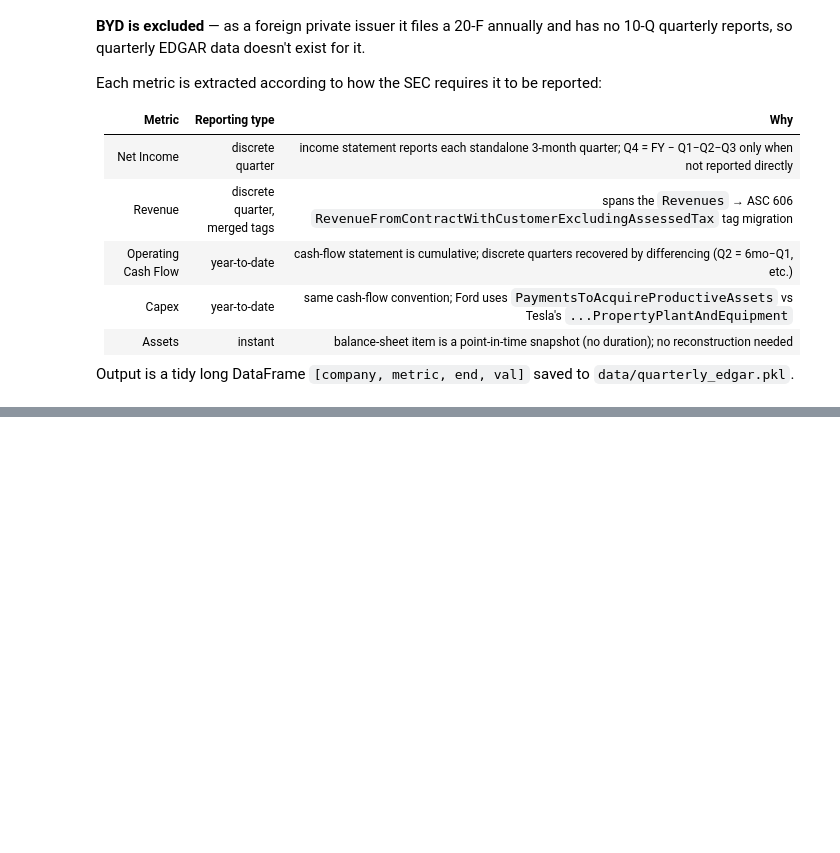
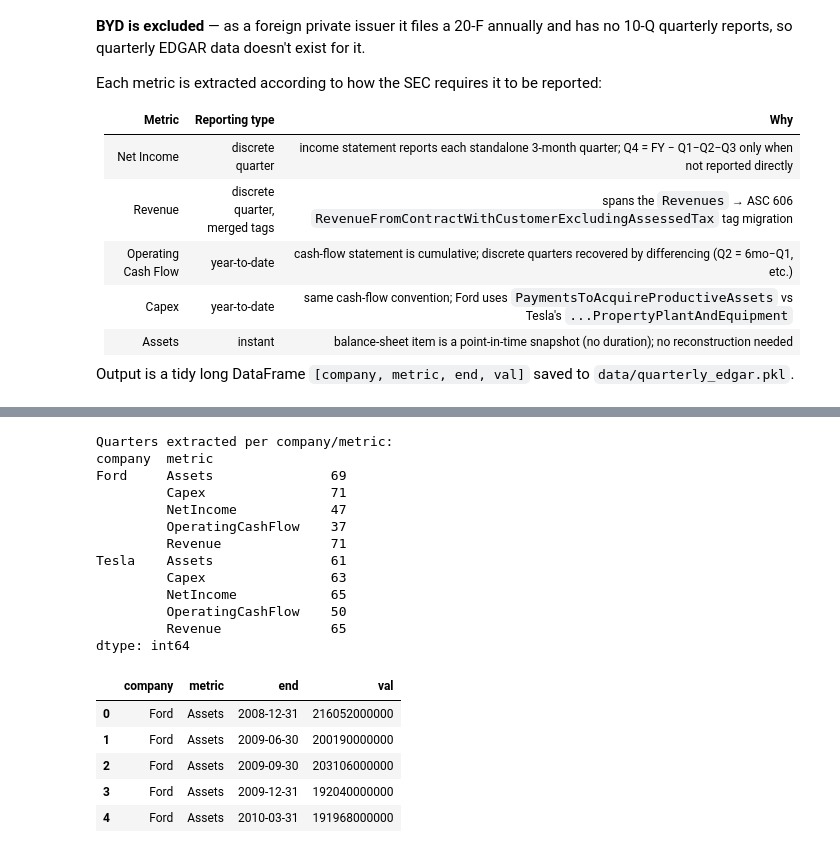
Before and after one commit to K-eet/Portfolio_Projects, a Jupyter notebook: Financial Analysis/notebooks/01_data_collection.ipynb, the cells around one changed output, grey strips where cells are left out. Drawn from its saved outputs; the diff is of its cells as text; code cells hidden in the pictures; blank space fills up the shorter version.

```diff
--- a/Financial Analysis/notebooks/01_data_collection.ipynb
+++ b/Financial Analysis/notebooks/01_data_collection.ipynb
@@ -194,41 +215,79 @@ Output is a tidy long DataFrame `[company, metric, end, val]` saved to
 # %%
 import edgar_utils as eu  # uses sys.path.append('..') from the metrics cell above
 
-# CIKs for the two domestic filers (BYD excluded — foreign private issuer)
+# CIKs for the two domestic filers. BYD is excluded by design: as a foreign private
+# issuer it files a 20-F annually and never files 10-Qs, so no quarterly XBRL exists.
 ciks = {"Tesla": "1318605", "Ford": "37996"}
 
 
+# Design decision: a "quarter" is NOT reported uniformly across the three financial
+# statements, so each metric is dispatched to the extractor that matches its reporting
+# shape rather than forced through one generic parser. The (method, concept) pair makes
+# that decision explicit and auditable:
+#   full    -> income-statement flow: discrete 3-month quarters; Q4 reconstructed from
+#              the 10-K (FY - Q1 - Q2 - Q3) only in years it isn't reported directly
+#   merged  -> same shape, but stitched across a tag migration (the ASC 606 revenue rename)
+#   ytd     -> cash-flow flow: reported cumulatively year-to-date, differenced into quarters
+#   instant -> balance-sheet stock: a point-in-time snapshot, nothing to reconstruct
 def extract_quarterly(name, facts):
-    """Extract all five quarterly metrics for one company into tidy rows."""
+    """Extract all five quarterly metrics for one company into tidy long rows."""
+    # Tesla and Ford book the same economic outflow (capex) under different XBRL tags,
+    # so the concept is selected per company rather than hard-coded for both.
     capex_tag = ("PaymentsToAcquirePropertyPlantAndEquipment" if name == "Tesla"
                  else "PaymentsToAcquireProductiveAssets")
     specs = {
         "NetIncome":         ("full",    "NetIncomeLoss"),
         "Revenue":           ("merged",  ["Revenues",
                                           "RevenueFromContractWithCustomerExcludingAssessedTax"]),
         "OperatingCashFlow": ("ytd",     "NetCashProvidedByUsedInOperatingActivities"),
         "Capex":             ("ytd",     capex_tag),
         "Assets":            ("instant", "Assets"),
     }
     frames = []
     for metric, (method, concept) in specs.items():
         if method == "full":
             q, _ = eu.get_full_metric_history(facts, concept)
         elif method == "merged":
             q, _ = eu.get_merged_metric_history(facts, concept)
         elif method == "ytd":
             q, _ = eu.get_ytd_flow_history(facts, concept)
         elif method == "instant":
             q = eu.get_instant_metric_history(facts, concept)
+        # Annual series (the discarded `_`) is intentionally not saved here — it is
+        # re-derived in the validation cell below to reconcile against these quarters.
         frames.append(q.assign(company=name, metric=metric)[["company", "metric", "end", "val"]])
     return pd.concat(frames, ignore_index=True)
 
 
-parts = [extract_quarterly(name, eu.get_company_facts(cik)) for name, cik in ciks.items()]
+# Pull each company's full fact set once and keep it, so the validation cell can
+# reconcile against reported annuals without re-downloading the (large) companyfacts JSON.
+facts_by_company = {name: eu.get_company_facts(cik) for name, cik in ciks.items()}
+
+parts = [extract_quarterly(name, facts) for name, facts in facts_by_company.items()]
 quarterly_edgar = (pd.concat(parts, ignore_index=True)
                    .sort_values(["company", "metric", "end"])
                    .reset_index(drop=True))
 
 print("Quarters extracted per company/metric:")
 print(quarterly_edgar.groupby(["company", "metric"]).size())
 quarterly_edgar.head()
+# %% [output]
+Quarters extracted per company/metric:
+company  metric
+Ford     Assets               69
+         Capex                71
+         NetIncome            47
+         OperatingCashFlow    37
+         Revenue              71
+Tesla    Assets               61
+         Capex                63
+         NetIncome            65
+         OperatingCashFlow    50
+         Revenue              65
+dtype: int64
+|  | company | metric | end | val |
+| 0 | Ford | Assets | 2008-12-31 | 216052000000 |
+| 1 | Ford | Assets | 2009-06-30 | 200190000000 |
+| 2 | Ford | Assets | 2009-09-30 | 203106000000 |
+| 3 | Ford | Assets | 2009-12-31 | 192040000000 |
+| 4 | Ford | Assets | 2010-03-31 | 191968000000 |
```
Also changed, not shown: parts of 5 cells of this notebook, 1 other file.
